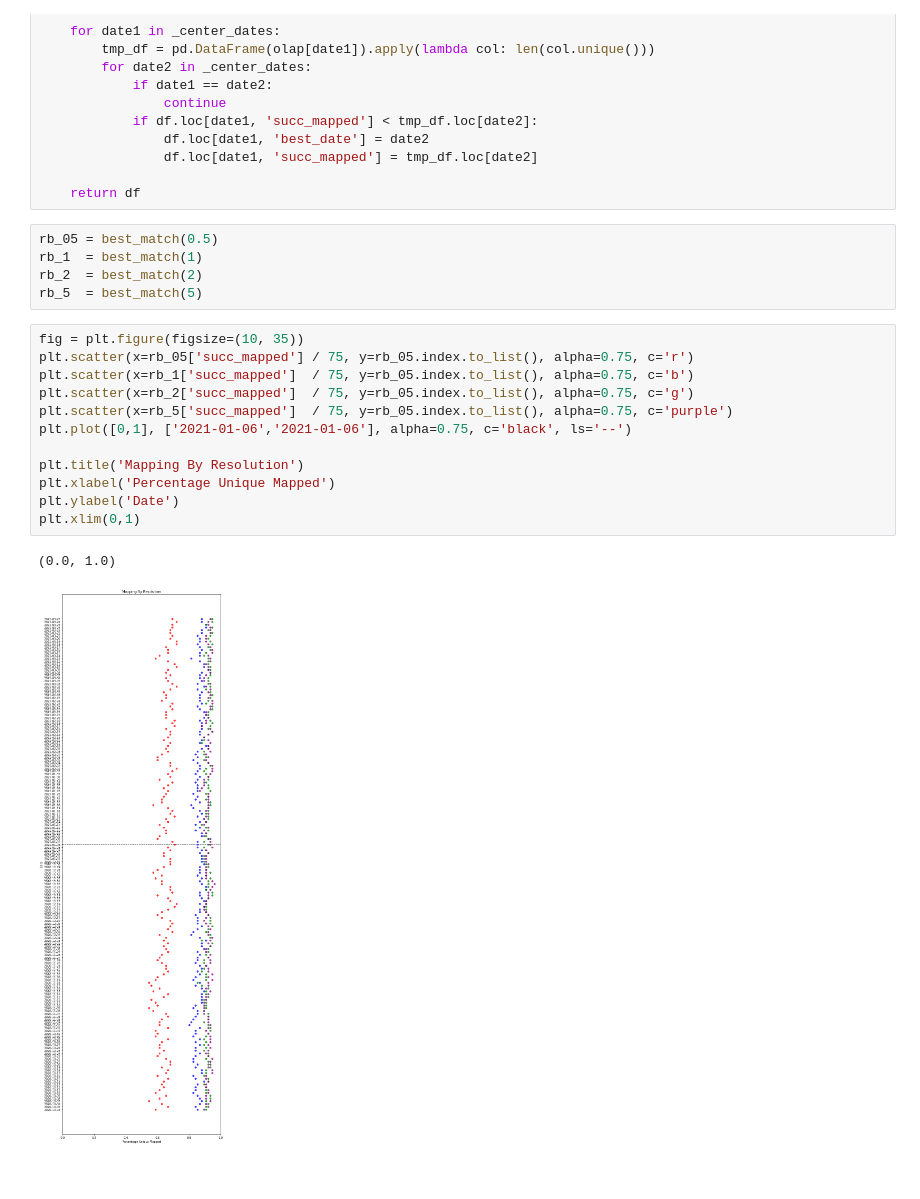
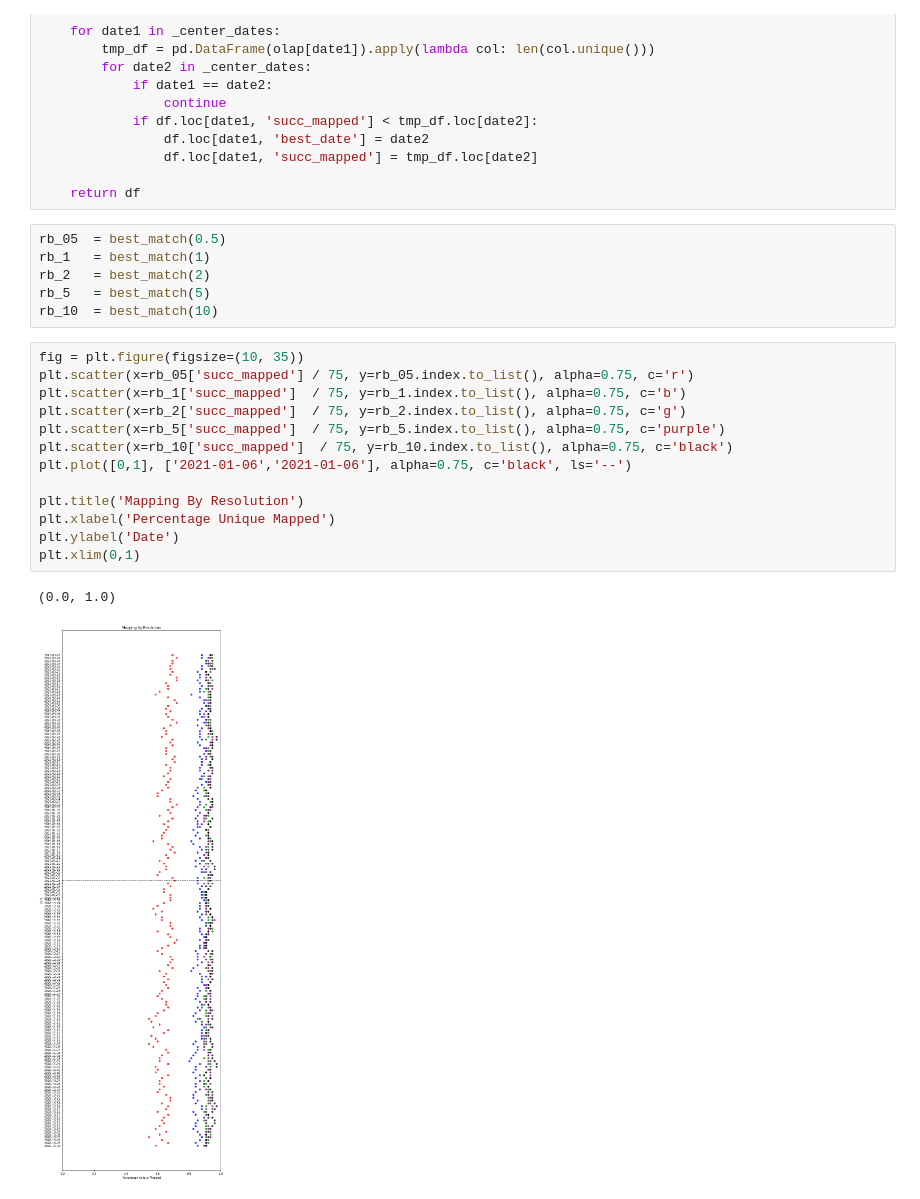
Before and after one commit to casonk/pushshift_python, a Jupyter notebook: Great_Lakes_HPC/ipynbs/compare_resolution.ipynb, the cells around one changed output. Cells and saved outputs as stored; diff of their text form.

```diff
--- a/Great_Lakes_HPC/ipynbs/compare_resolution.ipynb
+++ b/Great_Lakes_HPC/ipynbs/compare_resolution.ipynb
@@ -111,22 +115,24 @@ def best_match(r):
 
     return df
 # %%
-rb_05 = best_match(0.5)
-rb_1  = best_match(1)
-rb_2  = best_match(2)
-rb_5  = best_match(5)
+rb_05  = best_match(0.5)
+rb_1   = best_match(1)
+rb_2   = best_match(2)
+rb_5   = best_match(5)
+rb_10  = best_match(10)
 # %%
 fig = plt.figure(figsize=(10, 35))
 plt.scatter(x=rb_05['succ_mapped'] / 75, y=rb_05.index.to_list(), alpha=0.75, c='r')
-plt.scatter(x=rb_1['succ_mapped']  / 75, y=rb_05.index.to_list(), alpha=0.75, c='b')
-plt.scatter(x=rb_2['succ_mapped']  / 75, y=rb_05.index.to_list(), alpha=0.75, c='g')
-plt.scatter(x=rb_5['succ_mapped']  / 75, y=rb_05.index.to_list(), alpha=0.75, c='purple')
+plt.scatter(x=rb_1['succ_mapped']  / 75, y=rb_1.index.to_list(), alpha=0.75, c='b')
+plt.scatter(x=rb_2['succ_mapped']  / 75, y=rb_2.index.to_list(), alpha=0.75, c='g')
+plt.scatter(x=rb_5['succ_mapped']  / 75, y=rb_5.index.to_list(), alpha=0.75, c='purple')
+plt.scatter(x=rb_10['succ_mapped']  / 75, y=rb_10.index.to_list(), alpha=0.75, c='black')
 plt.plot([0,1], ['2021-01-06','2021-01-06'], alpha=0.75, c='black', ls='--')
 
 plt.title('Mapping By Resolution')
 plt.xlabel('Percentage Unique Mapped')
 plt.ylabel('Date')
 plt.xlim(0,1)
 # %% [output]
 (0.0, 1.0)
-[figure, old version]
+[figure, new version]
```
Also changed, not shown: parts of 4 cells of this notebook, 3 other files.
